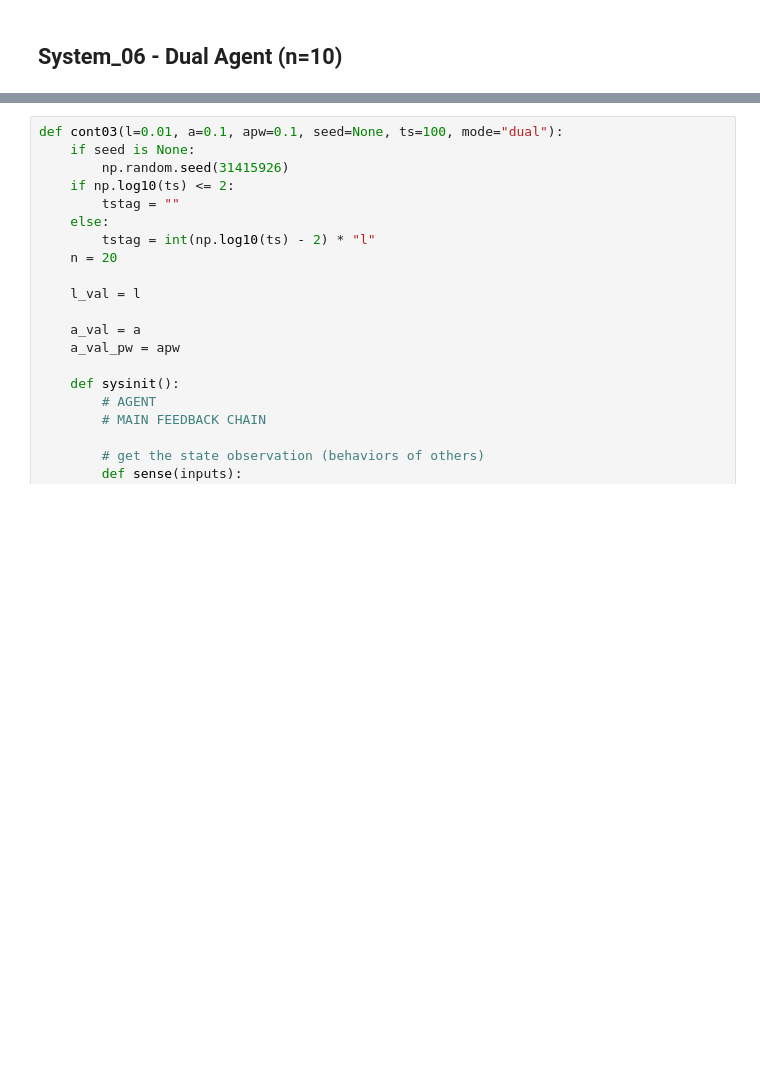
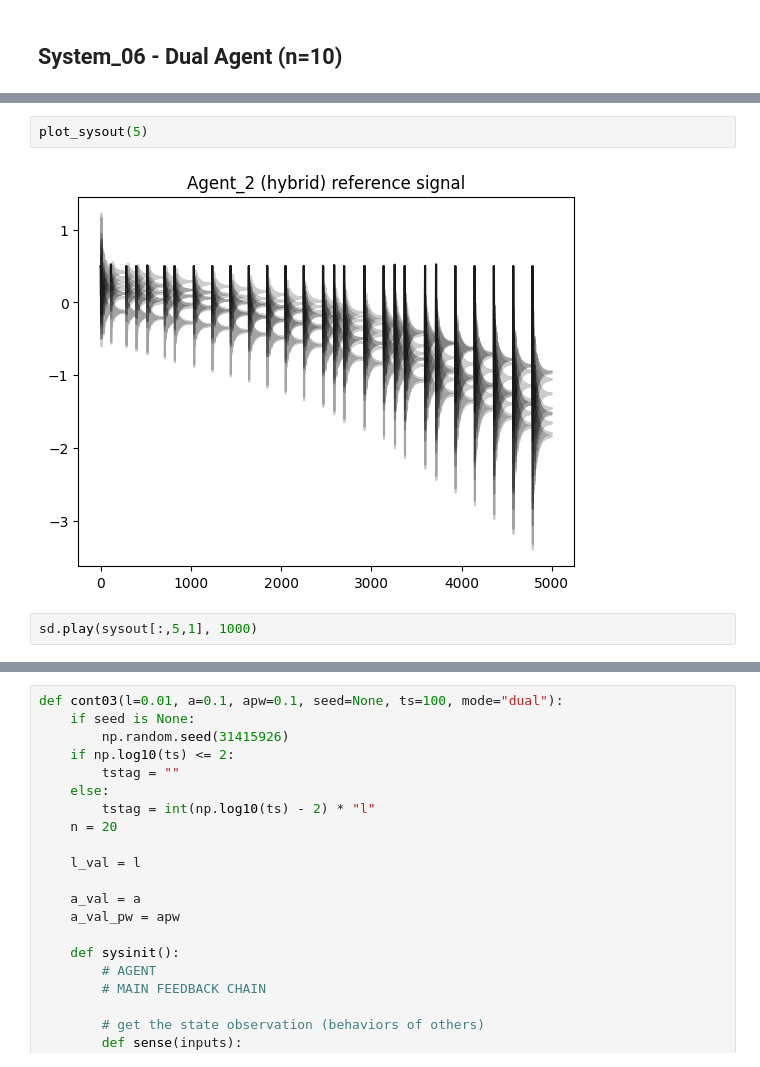
Before and after one commit to jprod/Control, a Jupyter notebook: for_paper_refactor.ipynb, the cells around one changed output, grey strips where cells are left out. Saved outputs shown, nothing was run; the diff lists cells and outputs as text; blank space fills up the shorter version.

```diff
--- a/for_paper_refactor.ipynb
+++ b/for_paper_refactor.ipynb
@@ -648,3 +687,9 @@ input chan idxs: []
+# %%
+plot_sysout(5)
+# %% [output]
+[figure, added]
+# %%
+sd.play(sysout[:,5,1], 1000)
 # %%
 dcn = sys_06_total.deep_channel_names()
 for i in range(sysout.shape[1]):
```
Also changed, not shown: parts of 18 cells of this notebook.
